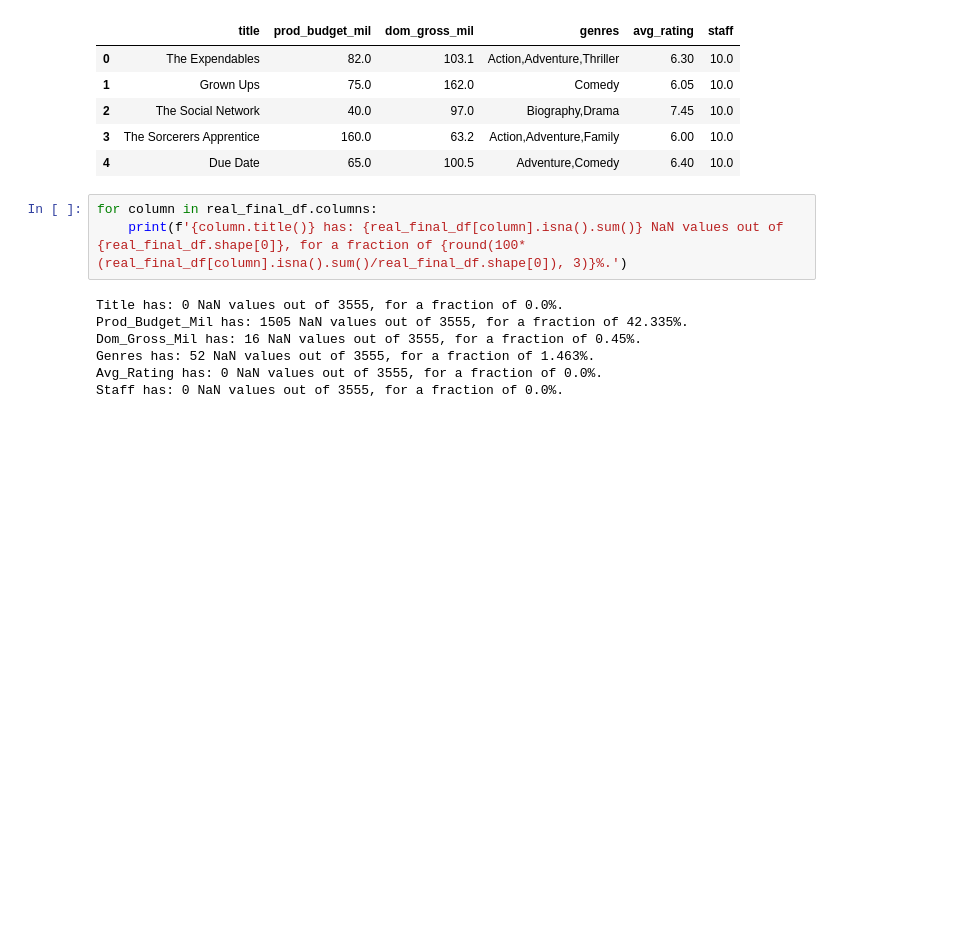
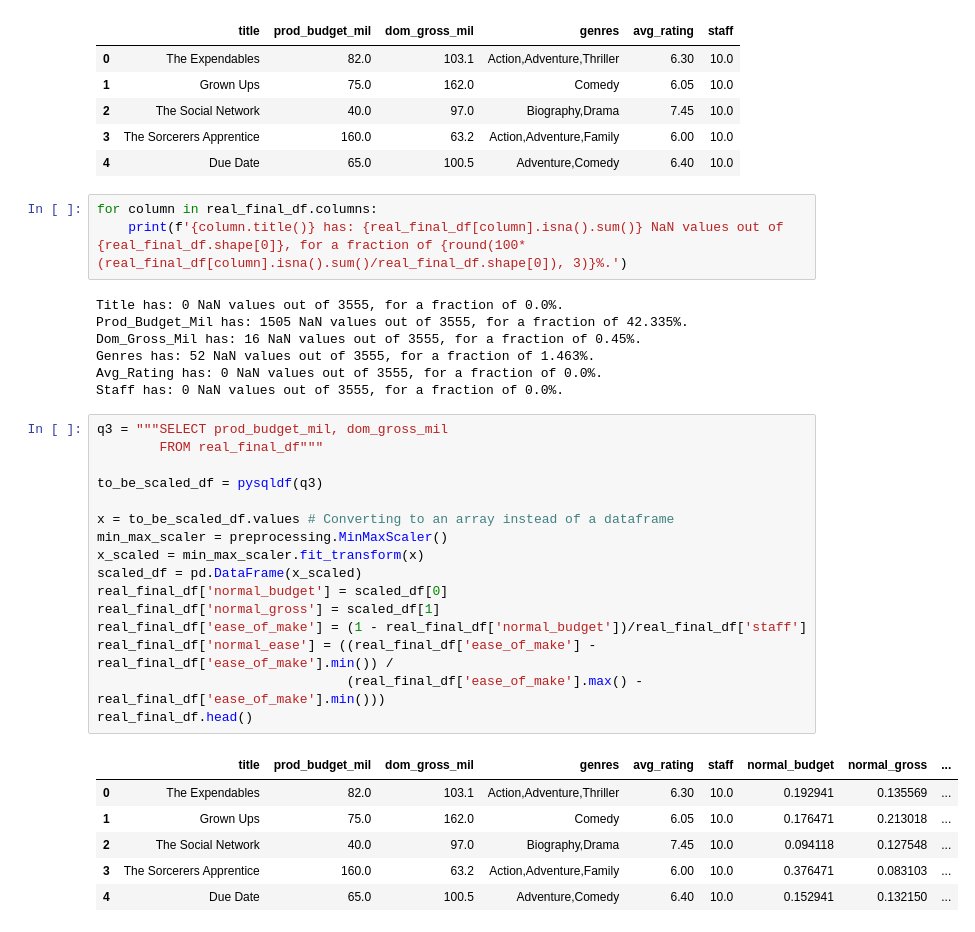
Before and after one commit to wwallach95/Phase_1_Project, a Jupyter notebook: Question 3.ipynb, the cells around one changed output. Cells and saved outputs as stored; diff of their text form; blank space fills up the shorter version.

```diff
--- a/Question 3.ipynb
+++ b/Question 3.ipynb
@@ -348,3 +349,26 @@ Dom_Gross_Mil has: 16 NaN values out of 3555, for a fraction of 0.45%.
 Genres has: 52 NaN values out of 3555, for a fraction of 1.463%.
 Avg_Rating has: 0 NaN values out of 3555, for a fraction of 0.0%.
 Staff has: 0 NaN values out of 3555, for a fraction of 0.0%.
+# %%
+q3 = """SELECT prod_budget_mil, dom_gross_mil
+        FROM real_final_df"""
+
+to_be_scaled_df = pysqldf(q3)
+
+x = to_be_scaled_df.values # Converting to an array instead of a dataframe
+min_max_scaler = preprocessing.MinMaxScaler()
+x_scaled = min_max_scaler.fit_transform(x)
+scaled_df = pd.DataFrame(x_scaled)
+real_final_df['normal_budget'] = scaled_df[0]
+real_final_df['normal_gross'] = scaled_df[1]
+real_final_df['ease_of_make'] = (1 - real_final_df['normal_budget'])/real_final_df['staff']
+real_final_df['normal_ease'] = ((real_final_df['ease_of_make'] - real_final_df['ease_of_make'].min()) /
+                                (real_final_df['ease_of_make'].max() - real_final_df['ease_of_make'].min()))
+real_final_df.head()
+# %% [output]
+|  | title | prod_budget_mil | dom_gross_mil | genres | avg_rating | staff | normal_budget | normal_gross | ... |
+| 0 | The Expendables | 82.0 | 103.1 | Action,Adventure,Thriller | 6.30 | 10.0 | 0.192941 | 0.135569 | ... |
+| 1 | Grown Ups | 75.0 | 162.0 | Comedy | 6.05 | 10.0 | 0.176471 | 0.213018 | ... |
+| 2 | The Social Network | 40.0 | 97.0 | Biography,Drama | 7.45 | 10.0 | 0.094118 | 0.127548 | ... |
+| 3 | The Sorcerers Apprentice | 160.0 | 63.2 | Action,Adventure,Family | 6.00 | 10.0 | 0.376471 | 0.083103 | ... |
+| 4 | Due Date | 65.0 | 100.5 | Adventure,Comedy | 6.40 | 10.0 | 0.152941 | 0.132150 | ... |
```
Also changed, not shown: parts of 5 cells of this notebook, 1 other file.
